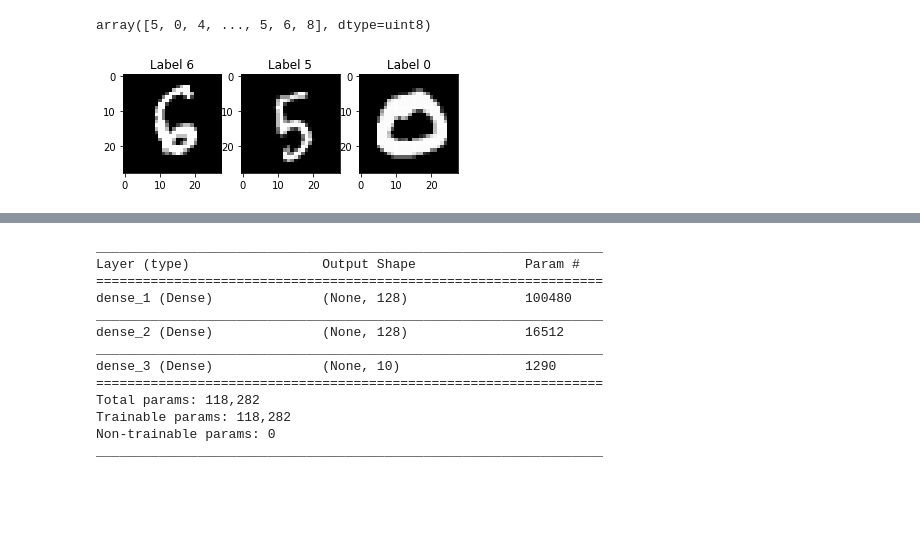
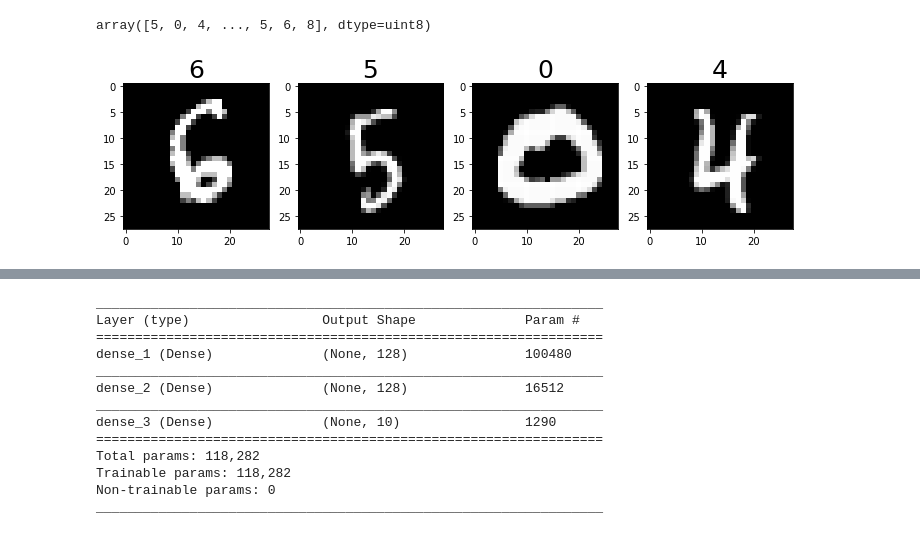
Before and after one commit to brettin/dl_tutorials, a Jupyter notebook: Topics/1_keras_overview/Intro_to_Keras.ipynb, the cells around one changed output, grey strips where cells are left out. Saved outputs shown, nothing was run; the diff lists cells and outputs as text; code cells hidden in the pictures; blank space fills up the shorter version.

```diff
--- a/Topics/1_keras_overview/Intro_to_Keras.ipynb
+++ b/Topics/1_keras_overview/Intro_to_Keras.ipynb
@@ -65,17 +83,18 @@ train_labels
 # %% [output]
 array([5, 0, 4, ..., 5, 6, 8], dtype=uint8)
 # %%
-def show_mnist_images(images, labels=None, n_images=4):
+def show_mnist_images(images, titles=None):
     """Plot random mnist images."""
-    assert n_images <= 5, 'Can show up to 5 images.'
-    inds = np.random.randint(low=0, high=len(images), size=n_images)
-    f, ax = plt.subplots(1, n_images)
-    for i, im_id in enumerate(inds):
-        ax[i].imshow(images[im_id], cmap='gray')  # cmap=plt.cm.binary
-        if labels[im_id] is not None:
-            ax[i].set_title('Label {}'.format(labels[im_id]))
+    f, ax = plt.subplots(1, len(images), figsize=(12, 4))
+    for i in range(len(images)):
+        ax[i].imshow(images[i].reshape(28, 28), cmap='gray')  # cmap=plt.cm.binary
+        if titles is not None:
+            ax[i].set_title('{}'.format(titles[i]), fontsize=25)
-# %%
-show_mnist_images(images=train_images, labels=train_labels, n_images=3)
-# %% [output]
-[figure, removed]
+# %%
+n_images = 4
+inds = np.random.randint(low=0, high=len(train_images), size=n_images)
+show_mnist_images(images = train_images[inds],
+                  titles = train_labels[inds])
+# %% [output]
+[figure, added]
 # %%
```
Also changed, not shown: parts of 81 cells of this notebook, 1 other file.
